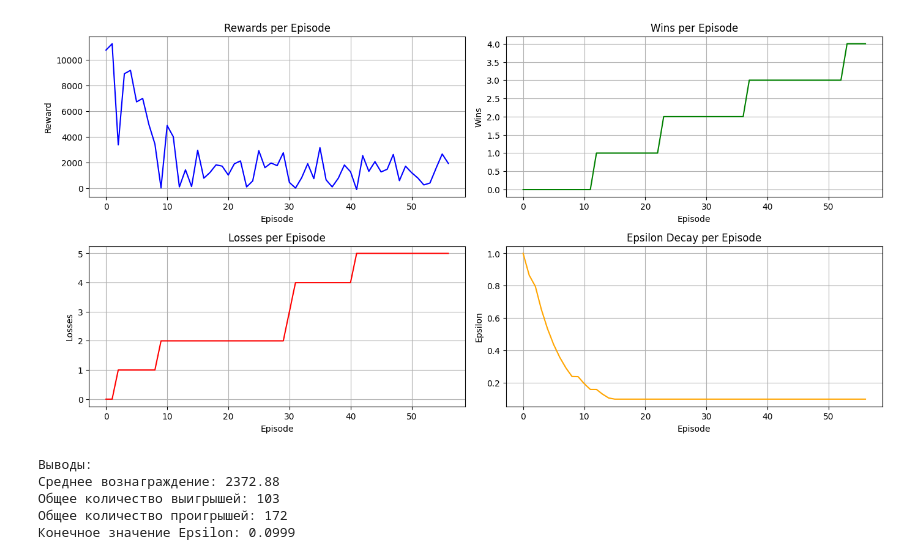
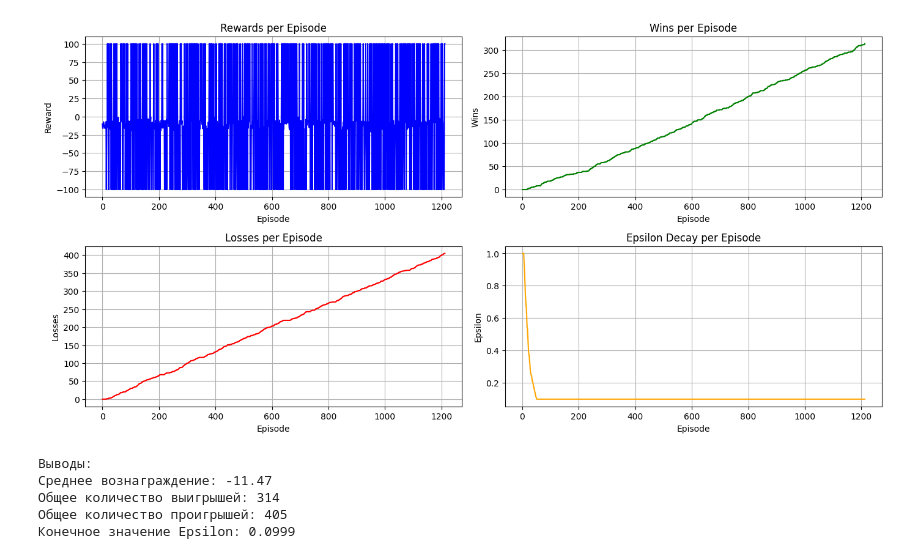
Before and after one commit to vadim-voloshchuk/RANDB, a Jupyter notebook: analytics.ipynb, the cells around one changed output. Drawn from its saved outputs; the diff is of its cells as text; code cells hidden in the pictures.

```diff
--- a/analytics.ipynb
+++ b/analytics.ipynb
@@ -4,7 +4,7 @@ import pandas as pd
 import matplotlib.pyplot as plt
 
 # Шаг 1: Загрузка данных из CSV
-file_path = 'training_log_normal_reward_level2.csv'  # Укажите путь к вашему CSV-файлу
+file_path = 'training_log_normal_reward_level2_NOWAY.csv'  # Укажите путь к вашему CSV-файлу
 data = pd.read_csv(file_path)
 
 # Шаг 2: Визуализация данных
@@ -31,36 +31,36 @@ plt.subplot(3, 2, 3)
 plt.plot(data['Episode'], data['Losses'], label='Losses', color='red')
 plt.xlabel('Episode')
 plt.ylabel('Losses')
 plt.title('Losses per Episode')
 plt.grid(True)
 
 # График Epsilon
 plt.subplot(3, 2, 4)
 plt.plot(data['Episode'], data['Epsilon'], label='Epsilon', color='orange')
 plt.xlabel('Episode')
 plt.ylabel('Epsilon')
 plt.title('Epsilon Decay per Episode')
 plt.grid(True)
 
 # Общий вывод
 plt.tight_layout()
 plt.show()
 
 # Шаг 3: Выводы
 average_reward = data['Reward'].mean()
 total_wins = data['Wins'].max()
 total_losses = data['Losses'].max()
 final_epsilon = data['Epsilon'].iloc[-1]
 
 print("Выводы:")
 print(f"Среднее вознаграждение: {average_reward:.2f}")
 print(f"Общее количество выигрышей: {total_wins}")
 print(f"Общее количество проигрышей: {total_losses}")
 print(f"Конечное значение Epsilon: {final_epsilon:.4f}")
 # %% [output]
-[figure, old version]
+[figure, new version]
 Выводы:
-Среднее вознаграждение: 2372.88
-Общее количество выигрышей: 103
-Общее количество проигрышей: 172
+Среднее вознаграждение: -11.47
+Общее количество выигрышей: 314
+Общее количество проигрышей: 405
 Конечное значение Epsilon: 0.0999
```
Also changed, not shown: 6 other files.
